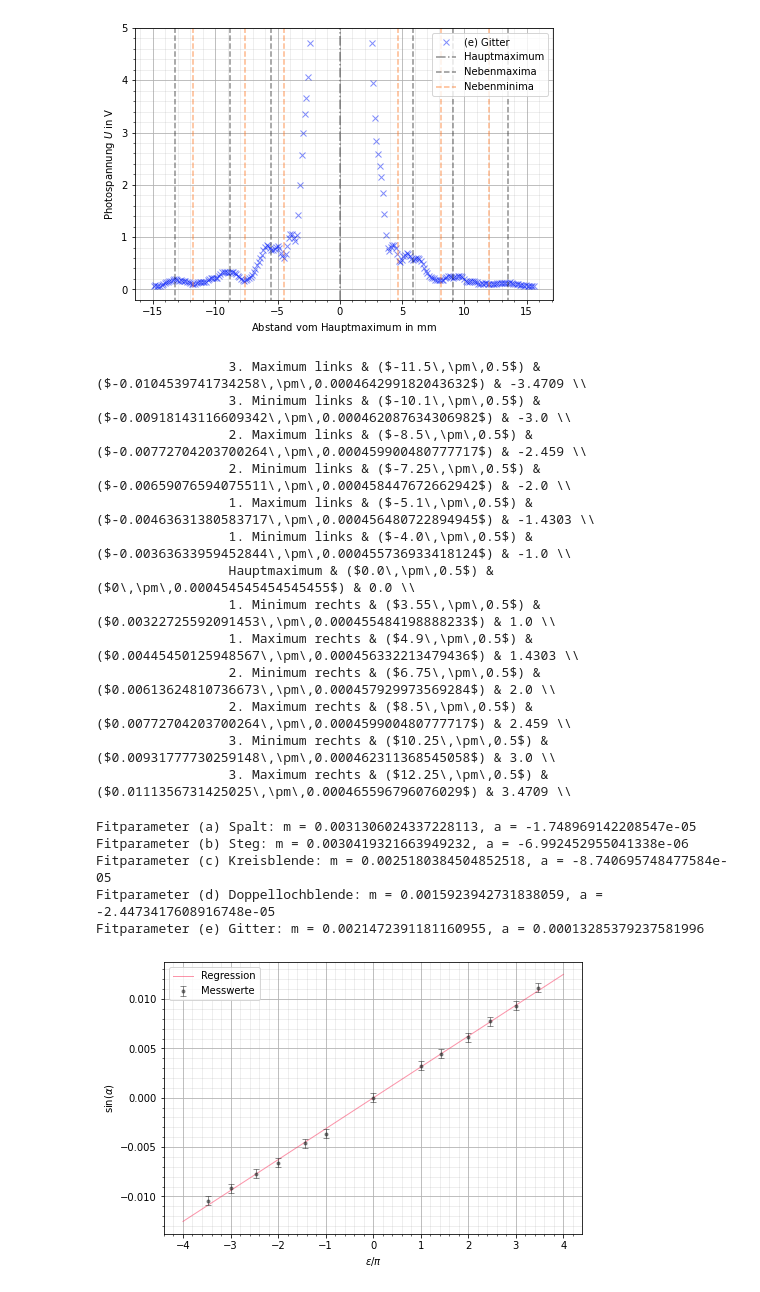
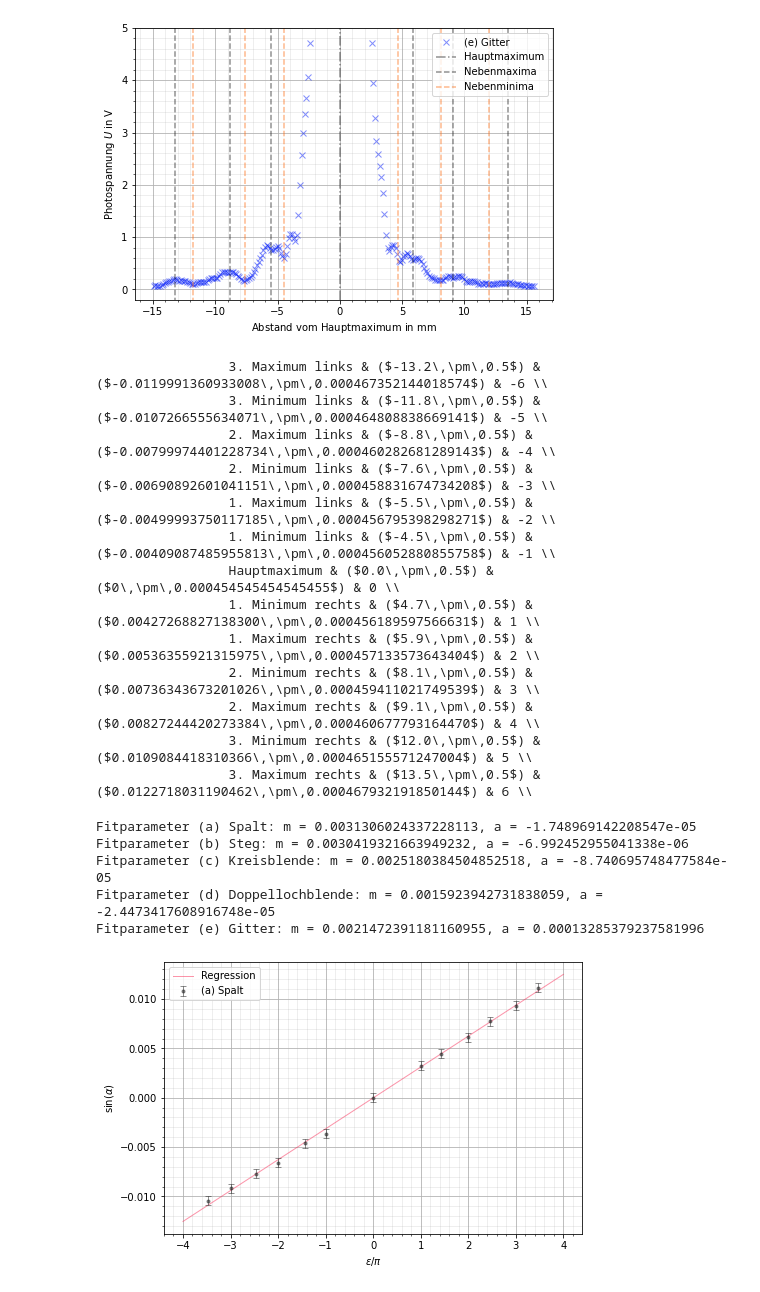
Before and after one commit to CVC97/ExPhy-III-Praktikum, a Jupyter notebook: 24_BILSL/24_BILSL.ipynb, the cells around one changed output. Saved outputs shown, nothing was run; the diff lists cells and outputs as text; code cells hidden in the pictures.

```diff
--- a/24_BILSL/24_BILSL.ipynb
+++ b/24_BILSL/24_BILSL.ipynb
@@ -413,25 +413,25 @@ def print_table(ext_array, sin_alpha_array, eps_pi_array):
 
 
 # Ausprinten der LaTeX-Tabellen
-print_table(a_spalt_ext_array, a_spalt_sin_alpha_array, a_spalt_eps_pi_array)
-# print_table(b_steg_ext_array, b_steg_sin_alpha_array, b_steg_eps_pi_array)
-# print_table(c_kreisblende_ext_array, c_kreisblende_sin_alpha_array, c_kreisblende_eps_pi_array)
-# print_table(d_doppellochblende_ext_array, d_doppellochblende_sin_alpha_array, d_doppellochblende_eps_pi_array)
-# print_table(e_gitter_ext_array, e_gitter_sin_alpha_array, e_gitter_eps_pi_array)
+#print_table(a_spalt_ext_array, a_spalt_sin_alpha_array, a_spalt_eps_pi_array)
+#print_table(b_steg_ext_array, b_steg_sin_alpha_array, b_steg_eps_pi_array)
+#print_table(c_kreisblende_ext_array, c_kreisblende_sin_alpha_array, c_kreisblende_eps_pi_array)
+#print_table(d_doppellochblende_ext_array, d_doppellochblende_sin_alpha_array, d_doppellochblende_eps_pi_array)
+print_table(e_gitter_ext_array, e_gitter_sin_alpha_array, e_gitter_eps_pi_array)
 # %% [output]
-                 3. Maximum links & ($-11.5\,\pm\,0.5$) & ($-0.0104539741734258\,\pm\,0.000464299182043632$) & -3.4709 \\
-                 3. Minimum links & ($-10.1\,\pm\,0.5$) & ($-0.00918143116609342\,\pm\,0.000462087634306982$) & -3.0 \\
-                 2. Maximum links & ($-8.5\,\pm\,0.5$) & ($-0.00772704203700264\,\pm\,0.000459900480777717$) & -2.459 \\
-                 2. Minimum links & ($-7.25\,\pm\,0.5$) & ($-0.00659076594075511\,\pm\,0.000458447672662942$) & -2.0 \\
-                 1. Maximum links & ($-5.1\,\pm\,0.5$) & ($-0.00463631380583717\,\pm\,0.000456480722894945$) & -1.4303 \\
-                 1. Minimum links & ($-4.0\,\pm\,0.5$) & ($-0.00363633959452844\,\pm\,0.000455736933418124$) & -1.0 \\
-                 Hauptmaximum & ($0.0\,\pm\,0.5$) & ($0\,\pm\,0.000454545454545455$) & 0.0 \\
-                 1. Minimum rechts & ($3.55\,\pm\,0.5$) & ($0.00322725592091453\,\pm\,0.000455484198888233$) & 1.0 \\
-                 1. Maximum rechts & ($4.9\,\pm\,0.5$) & ($0.00445450125948567\,\pm\,0.000456332213479436$) & 1.4303 \\
-                 2. Minimum rechts & ($6.75\,\pm\,0.5$) & ($0.00613624810736673\,\pm\,0.000457929973569284$) & 2.0 \\
-                 2. Maximum rechts & ($8.5\,\pm\,0.5$) & ($0.00772704203700264\,\pm\,0.000459900480777717$) & 2.459 \\
-                 3. Minimum rechts & ($10.25\,\pm\,0.5$) & ($0.00931777730259148\,\pm\,0.000462311368545058$) & 3.0 \\
-                 3. Maximum rechts & ($12.25\,\pm\,0.5$) & ($0.0111356731425025\,\pm\,0.000465596796076029$) & 3.4709 \\
+                 3. Maximum links & ($-13.2\,\pm\,0.5$) & ($-0.0119991360933008\,\pm\,0.000467352144018574$) & -6 \\
+                 3. Minimum links & ($-11.8\,\pm\,0.5$) & ($-0.0107266555634071\,\pm\,0.000464808838669141$) & -5 \\
+                 2. Maximum links & ($-8.8\,\pm\,0.5$) & ($-0.00799974401228734\,\pm\,0.000460282681289143$) & -4 \\
+                 2. Minimum links & ($-7.6\,\pm\,0.5$) & ($-0.00690892601041151\,\pm\,0.000458831674734208$) & -3 \\
+                 1. Maximum links & ($-5.5\,\pm\,0.5$) & ($-0.00499993750117185\,\pm\,0.000456795398298271$) & -2 \\
+                 1. Minimum links & ($-4.5\,\pm\,0.5$) & ($-0.00409087485955813\,\pm\,0.000456052880855758$) & -1 \\
+                 Hauptmaximum & ($0.0\,\pm\,0.5$) & ($0\,\pm\,0.000454545454545455$) & 0 \\
+                 1. Minimum rechts & ($4.7\,\pm\,0.5$) & ($0.00427268827138300\,\pm\,0.000456189597566631$) & 1 \\
+                 1. Maximum rechts & ($5.9\,\pm\,0.5$) & ($0.00536355921315975\,\pm\,0.000457133573643404$) & 2 \\
+                 2. Minimum rechts & ($8.1\,\pm\,0.5$) & ($0.00736343673201026\,\pm\,0.000459411021749539$) & 3 \\
+                 2. Maximum rechts & ($9.1\,\pm\,0.5$) & ($0.00827244420273384\,\pm\,0.000460677793164470$) & 4 \\
+                 3. Minimum rechts & ($12.0\,\pm\,0.5$) & ($0.0109084418310366\,\pm\,0.000465155571247004$) & 5 \\
+                 3. Maximum rechts & ($13.5\,\pm\,0.5$) & ($0.0122718031190462\,\pm\,0.000467932191850144$) & 6 \\
 # %%
 # Curve-Fit
 def lin_reg(x, m, a):
@@ -490,23 +490,23 @@ Fitparameter (e) Gitter: m = 0.0021472391181160955, a = 0.00013285379237581996
 # %%
 # (a) Spalt
 
 fig, ax = plt.subplots(figsize=(7.5,5))
-ax.set_xlabel(r'$\epsilon/\pi$')
+ax.set_xlabel(r'$\varepsilon/\pi$')
 ax.set_ylabel(r'sin($\alpha$)')
 ax.grid()
 ax.grid(which='minor', color = '#999999', alpha = 0.2, linestyle = '-')
 ax.minorticks_on()
 
 ax.plot(a_spalt_x, lin_reg(a_spalt_x, *popt_a_spalt), color = 'xkcd:red pink', alpha = 0.5, linewidth = 1, label = 'Regression')
-ax.errorbar(a_spalt_eps_pi_array, a_spalt_y, yerr = a_spalt_y_err, fmt = '.', color = '#212121', alpha = 0.5, linewidth = 1, ecolor = '#212121', capsize = 3, label = 'Messwerte')
+ax.errorbar(a_spalt_eps_pi_array, a_spalt_y, yerr = a_spalt_y_err, fmt = '.', color = '#212121', alpha = 0.5, linewidth = 1, ecolor = '#212121', capsize = 3, label = '(a) Spalt')
 
 ax.legend()
 ax.legend(loc = "upper left")
 
 plt.savefig('./V24_a_Spalt.pgf', facecolor = 'white', bbox_inches='tight')
 plt.show()
 # %% [output]
-[figure, old version]
+[figure, new version]
 # %%
 # (b) Steg
 
```
Also changed, not shown: parts of 5 cells of this notebook.
